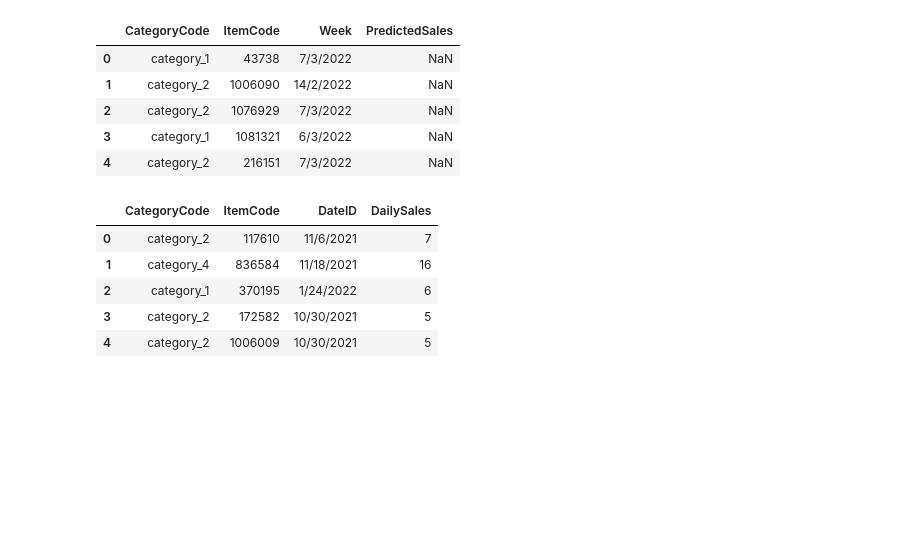
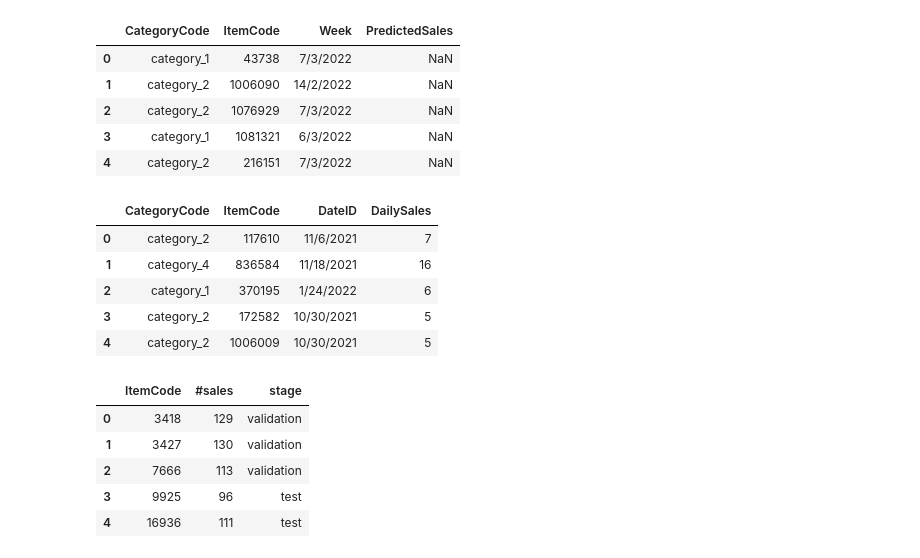
Before and after one commit to BoTZ-TND/DataStorm-2022, a Jupyter notebook: notebooks/main_eda.ipynb, the cells around one changed output. Saved outputs shown, nothing was run; the diff lists cells and outputs as text; code cells hidden in the pictures; blank space fills up the shorter version.

```diff
--- a/notebooks/main_eda.ipynb
+++ b/notebooks/main_eda.ipynb
@@ -92,3 +92,19 @@ train_df.head()
 | 2 | category_1 | 370195 | 1/24/2022 | 6 |
 | 3 | category_2 | 172582 | 10/30/2021 | 5 |
 | 4 | category_2 | 1006009 | 10/30/2021 | 5 |
+# %%
+stage_map = {i: 'validation' for i in val_items}
+stage_map.update({i: 'test' for i in test_items})
+stage_map.update({836584: 'train-only', 1090249: 'train-only'})
+# %%
+sales_point = train_df.groupby('ItemCode')['DailySales'].count().reset_index()
+sales_point['stage'] = sales_point['ItemCode'].map(stage_map)
+sales_point.columns = ['ItemCode', '#sales', 'stage']
+sales_point.head()
+# %% [output]
+|  | ItemCode | #sales | stage |
+| 0 | 3418 | 129 | validation |
+| 1 | 3427 | 130 | validation |
+| 2 | 7666 | 113 | validation |
+| 3 | 9925 | 96 | test |
+| 4 | 16936 | 111 | test |
```
Also changed, not shown: parts of 2 cells of this notebook, 1 other file.
